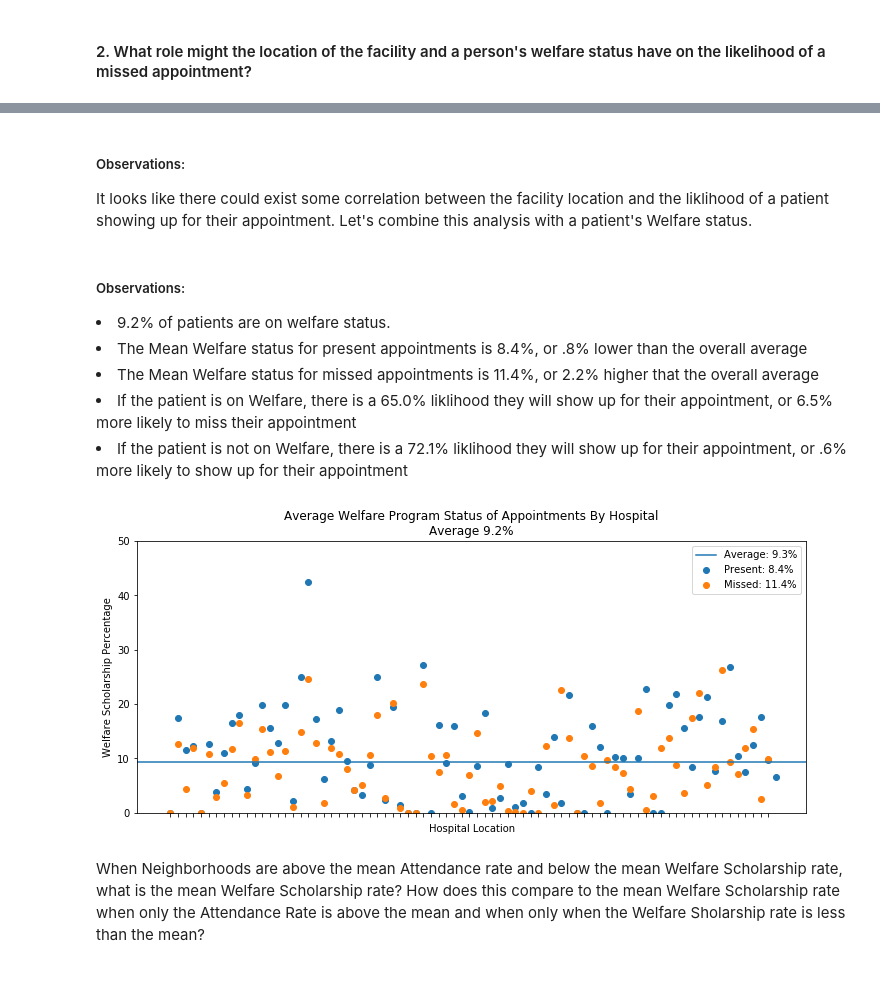
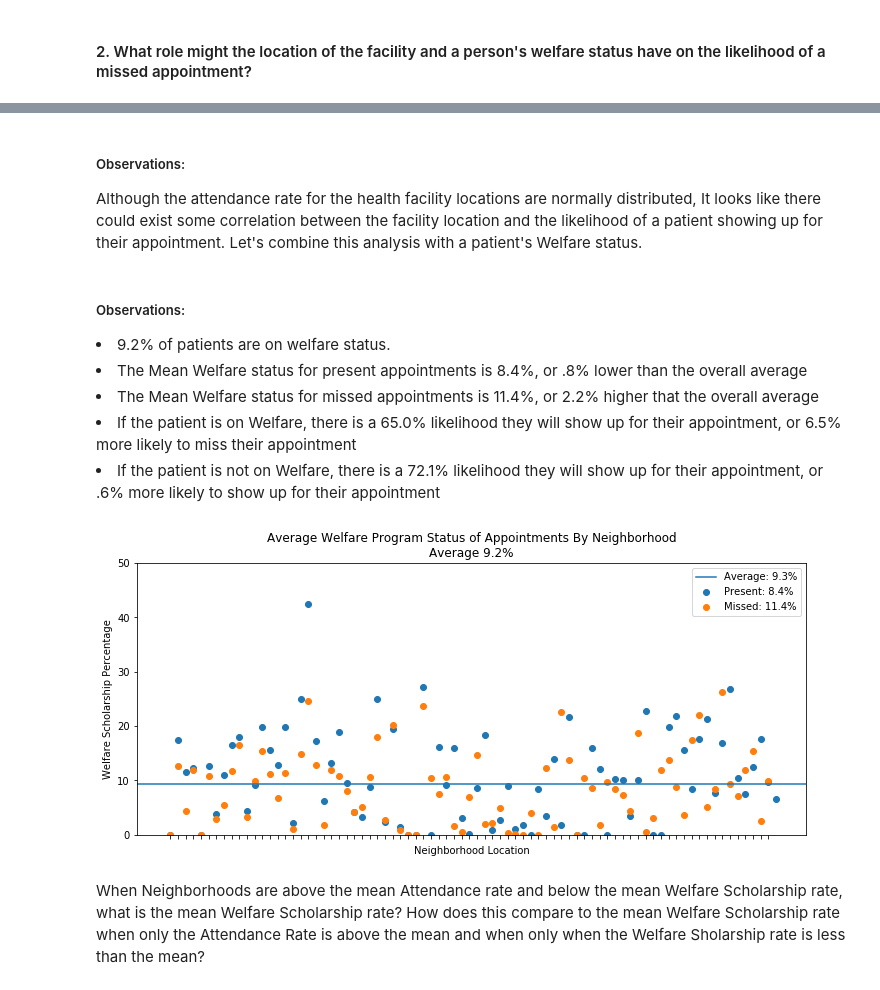
Before and after one commit to timothyshort/data_analysis, a Jupyter notebook: 03_data_analysis/project-no_show_appts/investigate-a-dataset-template.ipynb, the cells around one changed output, grey strips where cells are left out. Saved outputs shown, nothing was run; the diff lists cells and outputs as text; code cells hidden in the pictures.

Commit message:
Began project conclusion, cleaned and enhanced Jupyter notebook for presentation and additional analysis

```diff
--- a/03_data_analysis/project-no_show_appts/investigate-a-dataset-template.ipynb
+++ b/03_data_analysis/project-no_show_appts/investigate-a-dataset-template.ipynb
@@ -213,6 +221,6 @@ plt.ylabel('Attendance Rate');
 # %% [markdown]
 ##### Observations:
-It looks like there could exist some correlation between the facility location and the liklihood of a patient showing up for their appointment. Let's combine this analysis with a patient's Welfare status.
+Although the attendance rate for the health facility locations are normally distributed, It looks like there could exist some correlation between the facility location and the likelihood of a patient showing up for their appointment. Let's combine this analysis with a patient's Welfare status.
 # %%
 welfare_mean = df['WelfareScholarship'].describe()[1]
 welfare_mean_present = df_p['WelfareScholarship'].describe()[1]
@@ -226,28 +234,28 @@ mean_result_not_welfare = df.groupby('WelfareScholarship')['ApptResult'].mean()[
 <li>9.2% of patients are on welfare status.</li>
 <li>The Mean Welfare status for present appointments is 8.4%, or .8% lower than the overall average</li>
 <li>The Mean Welfare status for missed appointments is 11.4%, or 2.2% higher that the overall average</li>
-<li>If the patient is on Welfare, there is a 65.0% liklihood they will show up for their appointment, or 6.5% more likely to miss their appointment</li>
-<li>If the patient is not on Welfare, there is a 72.1% liklihood they will show up for their appointment, or .6% more likely to show up for their appointment</li>
+<li>If the patient is on Welfare, there is a 65.0% likelihood they will show up for their appointment, or 6.5% more likely to miss their appointment</li>
+<li>If the patient is not on Welfare, there is a 72.1% likelihood they will show up for their appointment, or .6% more likely to show up for their appointment</li>
 # %%
 plt.figure(figsize=(12,5))
 
 y = df_m.groupby('Neighbourhood')['WelfareScholarship'].mean()*100
 x = range(1,len(y)+1)
 plt.scatter(x,y);
 
 y = df_p.groupby('Neighbourhood')['WelfareScholarship'].mean()*100
 x = range(1,len(y)+1)
 plt.scatter(x,y);
 
 plt.axhline(y=welfare_mean*100)
 plt.ylim(0,50)
 plt.xticks(x, '');
-plt.title('Average Welfare Program Status of Appointments By Hospital\nAverage 9.2%');
+plt.title('Average Welfare Program Status of Appointments By Neighborhood\nAverage 9.2%');
 plt.ylabel('Welfare Scholarship Percentage');
-plt.xlabel('Hospital Location')
+plt.xlabel('Neighborhood Location')
 plt.legend(['Average: {}%'.format(round(welfare_mean*100,1)),'Present: {}%'.format(round(welfare_mean_present*100,1)),'Missed: {}%'.format(round(welfare_mean_missed*100,1))]);
 # %% [output]
-[figure, old version]
+[figure, new version]
 # %%
 df_neighborhoods = df.groupby('Neighbourhood').mean()
 # %% [markdown]
```
Also changed, not shown: parts of 14 cells of this notebook.
